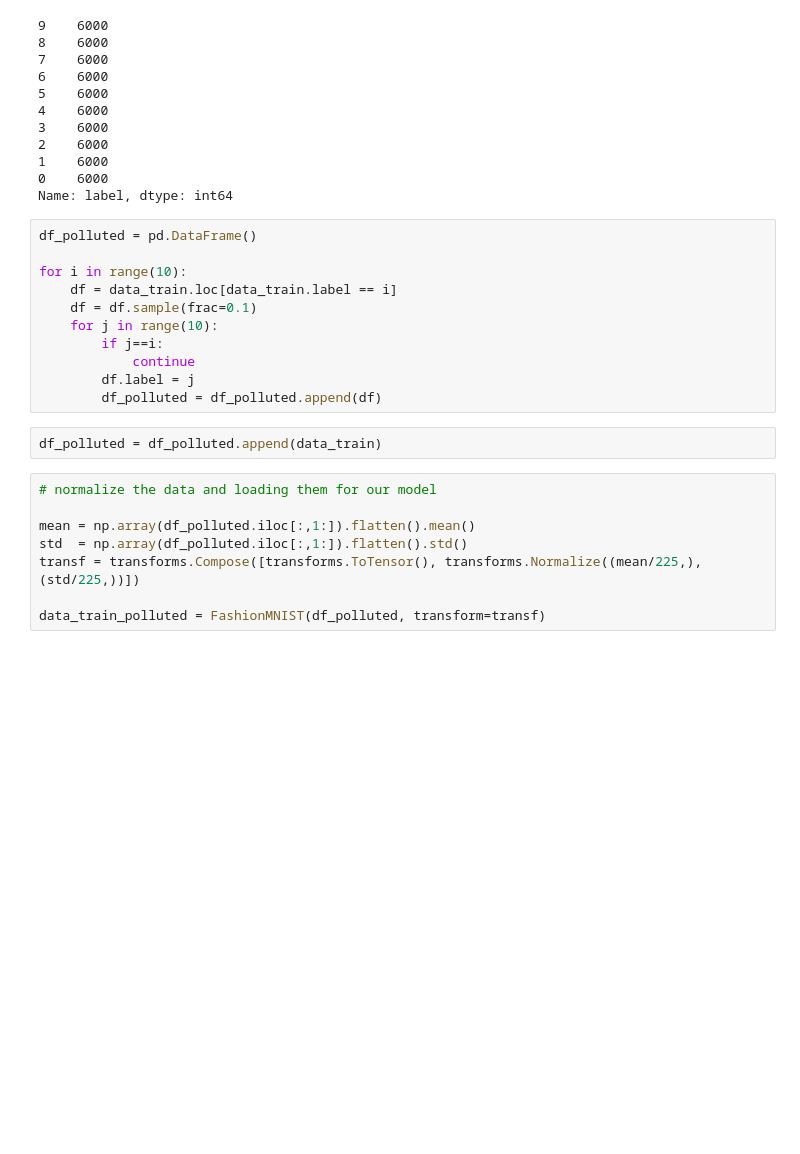
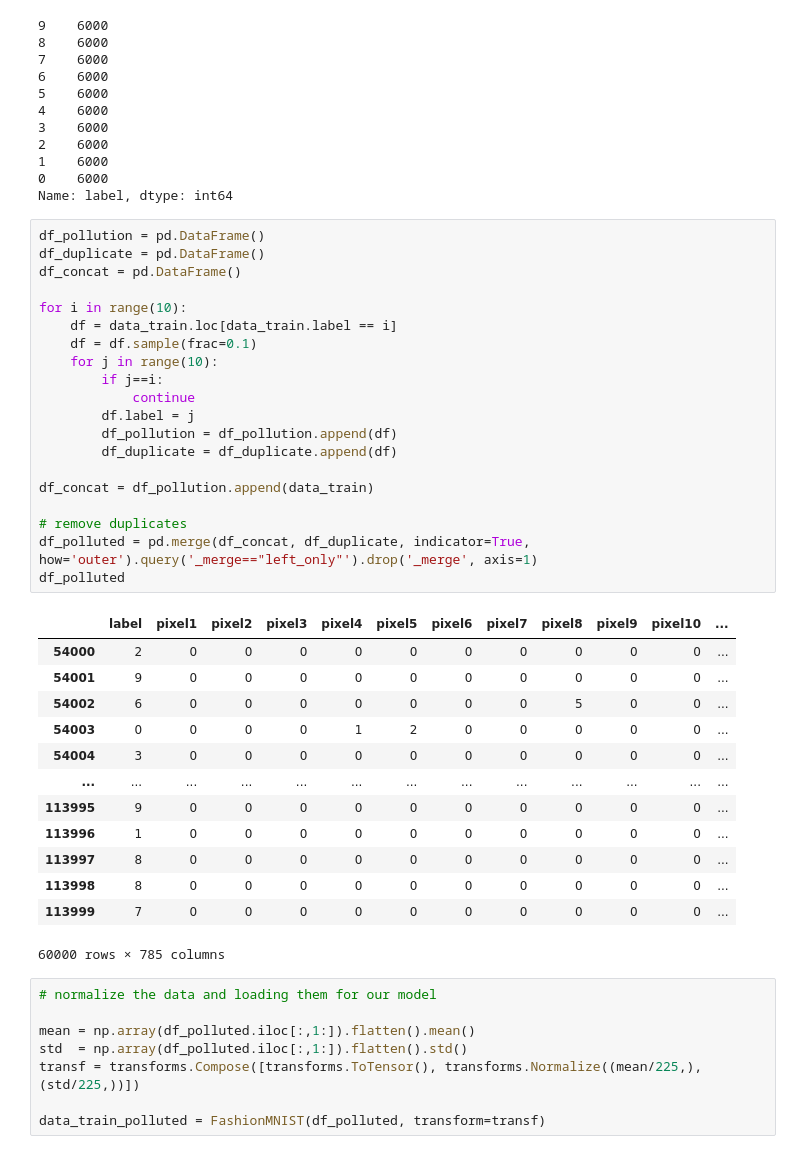
Before and after one commit to Rhitabrat/deep-learning-CS510, a Jupyter notebook: hw1/main.ipynb, the cells around one changed output. Cells and saved outputs as stored; diff of their text form; blank space fills up the shorter version.

```diff
--- a/hw1/main.ipynb
+++ b/hw1/main.ipynb
@@ -477,18 +469,39 @@ data_train.label.value_counts()
 0    6000
 Name: label, dtype: int64
 # %%
-df_polluted = pd.DataFrame()
+df_pollution = pd.DataFrame()
+df_duplicate = pd.DataFrame()
+df_concat = pd.DataFrame()
 
 for i in range(10):
     df = data_train.loc[data_train.label == i]
     df = df.sample(frac=0.1)
     for j in range(10):
         if j==i:
             continue
         df.label = j
-        df_polluted = df_polluted.append(df)
+        df_pollution = df_pollution.append(df)
+        df_duplicate = df_duplicate.append(df)
+
+df_concat = df_pollution.append(data_train)
+
+# remove duplicates
+df_polluted = pd.merge(df_concat, df_duplicate, indicator=True, how='outer').query('_merge=="left_only"').drop('_merge', axis=1)
+df_polluted
+# %% [output]
+|  | label | pixel1 | pixel2 | pixel3 | pixel4 | pixel5 | pixel6 | pixel7 | pixel8 | pixel9 | pixel10 | ... |
+| 54000 | 2 | 0 | 0 | 0 | 0 | 0 | 0 | 0 | 0 | 0 | 0 | ... |
+| 54001 | 9 | 0 | 0 | 0 | 0 | 0 | 0 | 0 | 0 | 0 | 0 | ... |
+| 54002 | 6 | 0 | 0 | 0 | 0 | 0 | 0 | 0 | 5 | 0 | 0 | ... |
+| 54003 | 0 | 0 | 0 | 0 | 1 | 2 | 0 | 0 | 0 | 0 | 0 | ... |
+| 54004 | 3 | 0 | 0 | 0 | 0 | 0 | 0 | 0 | 0 | 0 | 0 | ... |
+| ... | ... | ... | ... | ... | ... | ... | ... | ... | ... | ... | ... | ... |
+| 113995 | 9 | 0 | 0 | 0 | 0 | 0 | 0 | 0 | 0 | 0 | 0 | ... |
+| 113996 | 1 | 0 | 0 | 0 | 0 | 0 | 0 | 0 | 0 | 0 | 0 | ... |
+| 113997 | 8 | 0 | 0 | 0 | 0 | 0 | 0 | 0 | 0 | 0 | 0 | ... |
+| 113998 | 8 | 0 | 0 | 0 | 0 | 0 | 0 | 0 | 0 | 0 | 0 | ... |
+| 113999 | 7 | 0 | 0 | 0 | 0 | 0 | 0 | 0 | 0 | 0 | 0 | ... |
+60000 rows × 785 columns
-# %%
-df_polluted = df_polluted.append(data_train)
 # %%
 # normalize the data and loading them for our model
 
```
Also changed, not shown: parts of 4 cells of this notebook.
